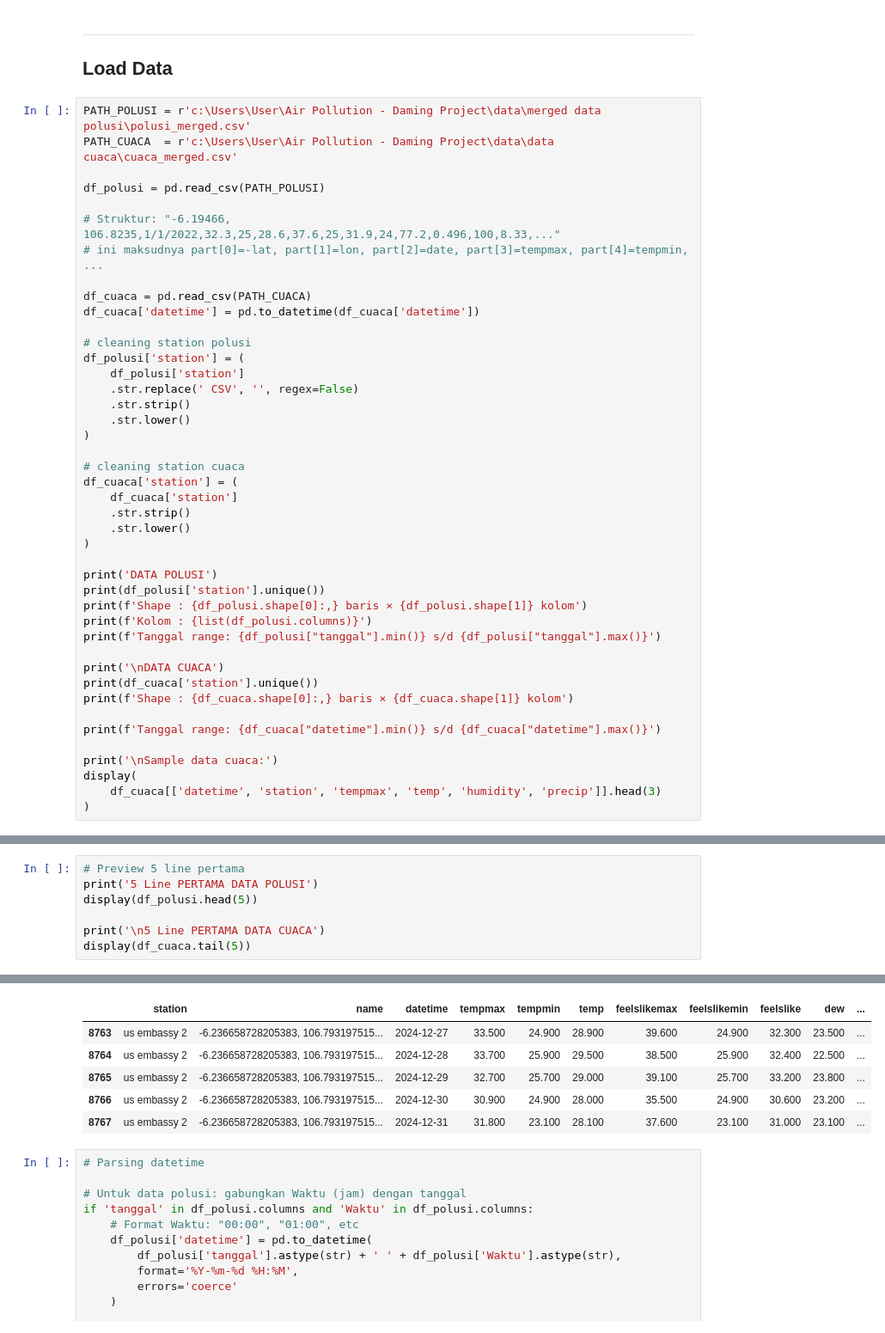
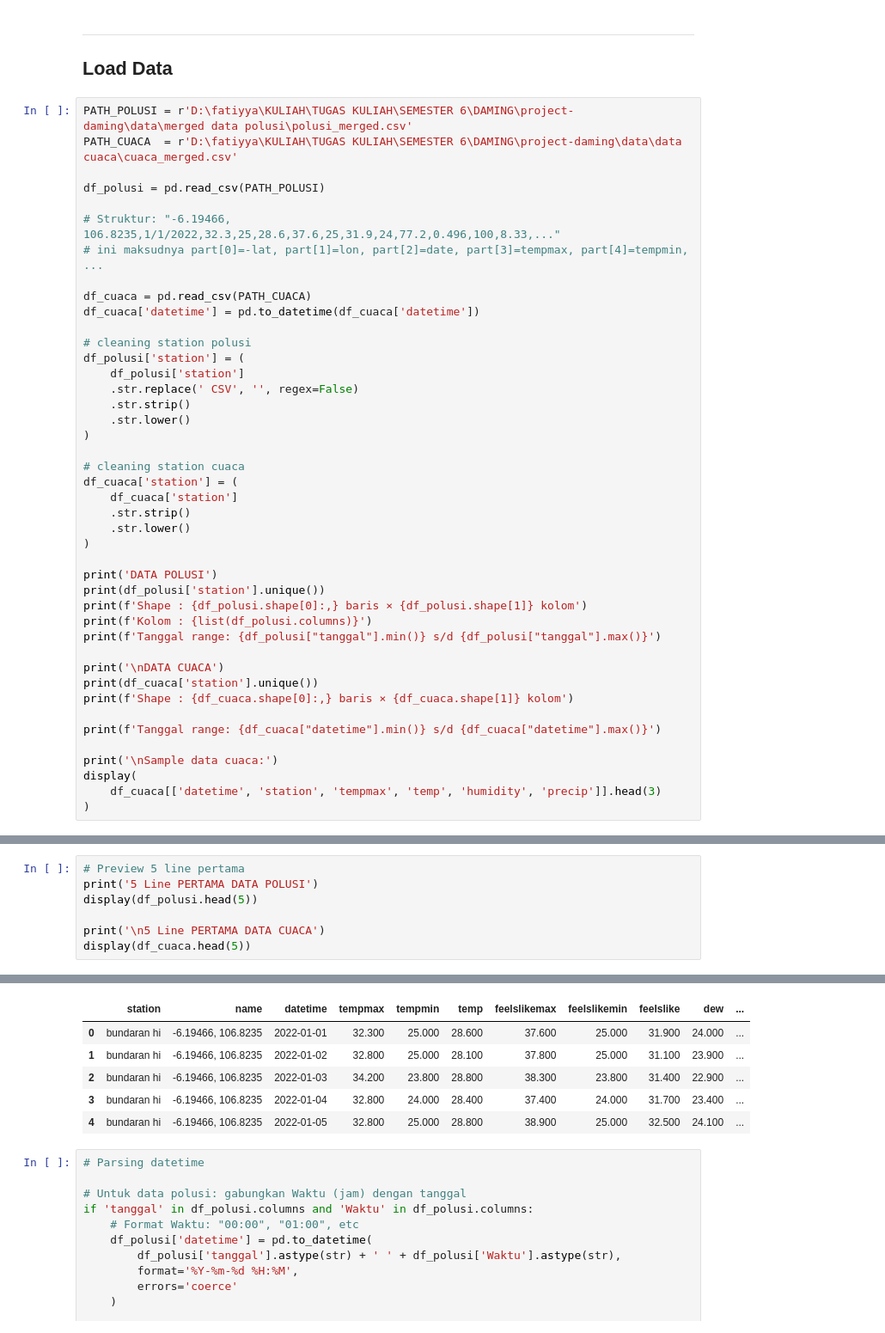
Before and after one commit to aauliaaz/project-daming, a Jupyter notebook: notebooks/EDA.ipynb, the cells around one changed output, grey strips where cells are left out. Shown at 86% size. Saved outputs shown, nothing was run; the diff lists cells and outputs as text.

```diff
--- a/notebooks/EDA.ipynb
+++ b/notebooks/EDA.ipynb
@@ -33,8 +31,8 @@ pip install missingno
 ---
 ## Load Data
 # %%
-PATH_POLUSI = r'c:\Users\User\Air Pollution - Daming Project\data\merged data polusi\polusi_merged.csv'
-PATH_CUACA  = r'c:\Users\User\Air Pollution - Daming Project\data\data cuaca\cuaca_merged.csv'
+PATH_POLUSI = r'D:\fatiyya\KULIAH\TUGAS KULIAH\SEMESTER 6\DAMING\project-daming\data\merged data polusi\polusi_merged.csv'
+PATH_CUACA  = r'D:\fatiyya\KULIAH\TUGAS KULIAH\SEMESTER 6\DAMING\project-daming\data\data cuaca\cuaca_merged.csv'
 
 df_polusi = pd.read_csv(PATH_POLUSI)
 
@@ -101,25 +95,25 @@ Sample data cuaca:
 # %%
 # Preview 5 line pertama
 print('5 Line PERTAMA DATA POLUSI')
 display(df_polusi.head(5))
 
 print('\n5 Line PERTAMA DATA CUACA')
-display(df_cuaca.tail(5))
+display(df_cuaca.head(5))
 # %% [output]
 5 Line PERTAMA DATA POLUSI
 |  | Waktu | ISPU PM10 | ISPU PM2.5 | ISPU SO2 | ISPU CO | ISPU O3 | ISPU NO2 | Status By PM10 | Status By PM2.5 | ... |
 | 0 | 00:00 | - | - | - | - | - | - | - | - | ... |
 | 1 | 01:00 | - | - | - | - | - | - | - | - | ... |
 | 2 | 02:00 | - | - | - | - | - | - | - | - | ... |
 | 3 | 03:00 | - | - | - | - | - | - | - | - | ... |
 | 4 | 04:00 | - | - | - | - | - | - | - | - | ... |
 5 Line PERTAMA DATA CUACA
 |  | station | name | datetime | tempmax | tempmin | temp | feelslikemax | feelslikemin | feelslike | dew | ... |
-| 8763 | us embassy 2 | -6.236658728205383, 106.793197515... | 2024-12-27 | 33.500 | 24.900 | 28.900 | 39.600 | 24.900 | 32.300 | 23.500 | ... |
-| 8764 | us embassy 2 | -6.236658728205383, 106.793197515... | 2024-12-28 | 33.700 | 25.900 | 29.500 | 38.500 | 25.900 | 32.400 | 22.500 | ... |
-| 8765 | us embassy 2 | -6.236658728205383, 106.793197515... | 2024-12-29 | 32.700 | 25.700 | 29.000 | 39.100 | 25.700 | 33.200 | 23.800 | ... |
-| 8766 | us embassy 2 | -6.236658728205383, 106.793197515... | 2024-12-30 | 30.900 | 24.900 | 28.000 | 35.500 | 24.900 | 30.600 | 23.200 | ... |
-| 8767 | us embassy 2 | -6.236658728205383, 106.793197515... | 2024-12-31 | 31.800 | 23.100 | 28.100 | 37.600 | 23.100 | 31.000 | 23.100 | ... |
+| 0 | bundaran hi | -6.19466, 106.8235 | 2022-01-01 | 32.300 | 25.000 | 28.600 | 37.600 | 25.000 | 31.900 | 24.000 | ... |
+| 1 | bundaran hi | -6.19466, 106.8235 | 2022-01-02 | 32.800 | 25.000 | 28.100 | 37.800 | 25.000 | 31.100 | 23.900 | ... |
+| 2 | bundaran hi | -6.19466, 106.8235 | 2022-01-03 | 34.200 | 23.800 | 28.800 | 38.300 | 23.800 | 31.400 | 22.900 | ... |
+| 3 | bundaran hi | -6.19466, 106.8235 | 2022-01-04 | 32.800 | 24.000 | 28.400 | 37.400 | 24.000 | 31.700 | 23.400 | ... |
+| 4 | bundaran hi | -6.19466, 106.8235 | 2022-01-05 | 32.800 | 25.000 | 28.800 | 38.900 | 25.000 | 32.500 | 24.100 | ... |
 # %%
 # Parsing datetime
 
```
Also changed, not shown: parts of 9 cells of this notebook, 3 other files.
